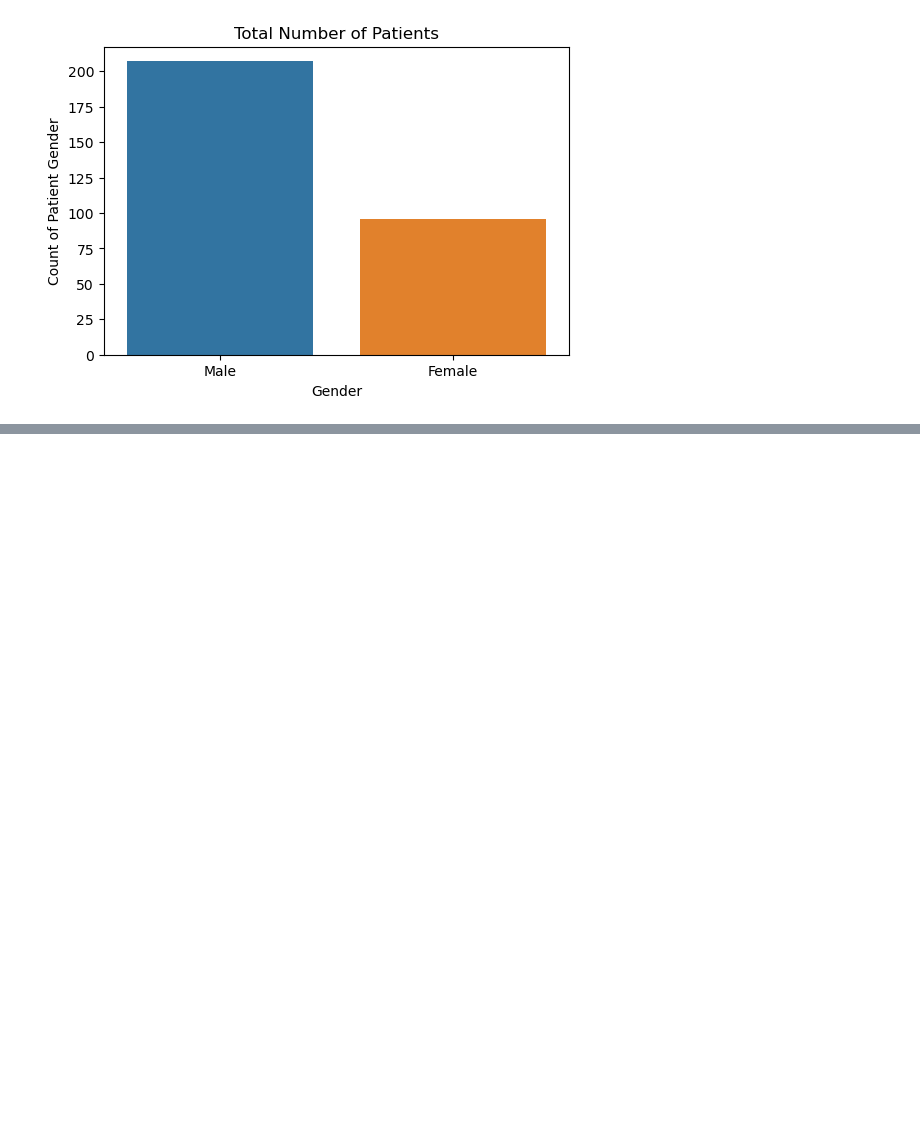
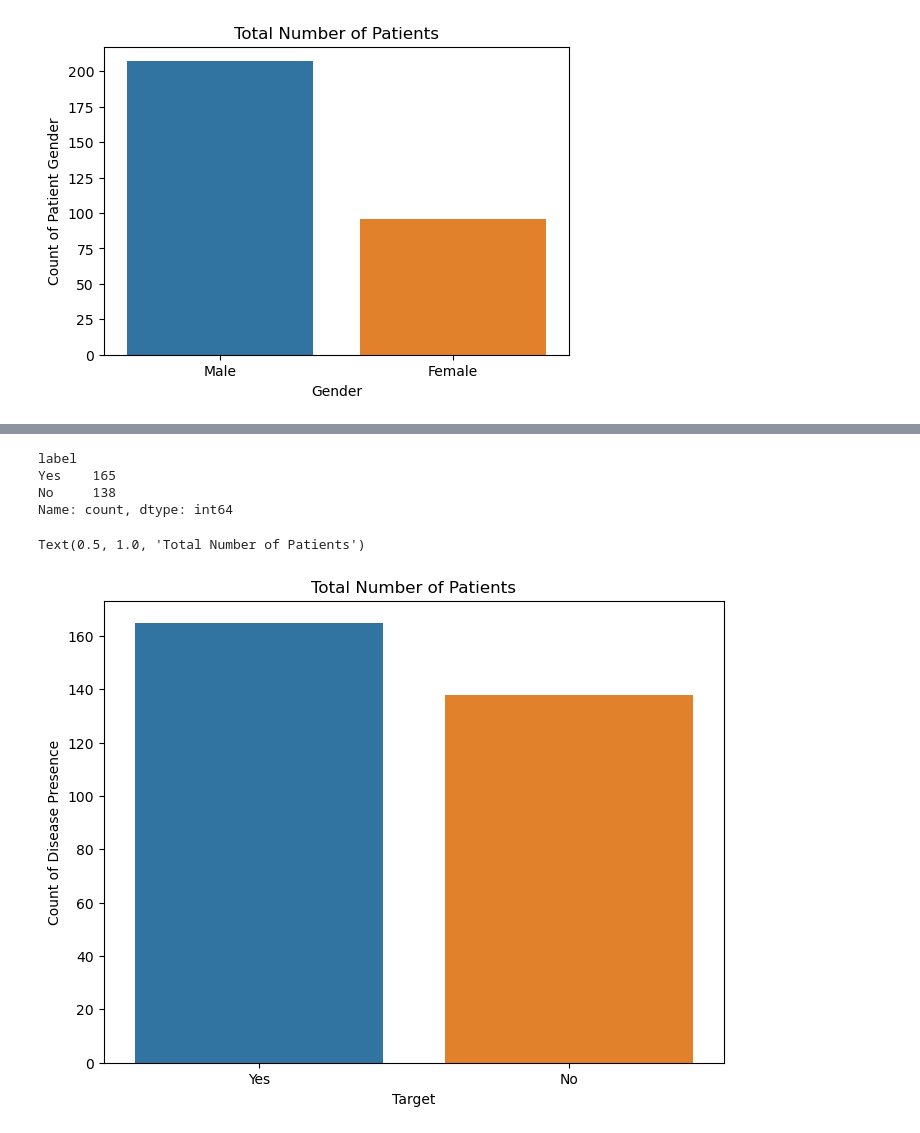
Before and after one commit to chemutai254/ML_Projects, a Jupyter notebook: Heart_Disease/Peterside_Hospital_Heart_Disease.ipynb, the cells around one changed output, grey strips where cells are left out. Drawn from its saved outputs; the diff is of its cells as text; code cells hidden in the pictures; blank space fills up the shorter version.

```diff
--- a/Heart_Disease/Peterside_Hospital_Heart_Disease.ipynb
+++ b/Heart_Disease/Peterside_Hospital_Heart_Disease.ipynb
@@ -210,0 +233,25 @@ Text(0.5, 1.0, 'Total Number of Patients')
+# %%
+# Data Visualization - Target (Have disease or not - 1- Yes, 0 - No)
+def label(tg):
+    if tg == 1:
+        return "Yes"
+    else:
+        return "No"
+df['label'] = df['target'].apply(label)
+
+# Total Patient in Each Category
+print(df['label'].value_counts())
+
+# Investigating the target variable
+plt.figure(figsize=(8,6))
+sns.countplot(x='label', data=df)
+plt.xlabel('Target')
+plt.ylabel('Count of Disease Presence')
+plt.title('Total Number of Patients')
+# %% [output]
+label
+Yes    165
+No     138
+Name: count, dtype: int64
+Text(0.5, 1.0, 'Total Number of Patients')
+[figure, added]
```
Also changed, not shown: parts of 34 cells of this notebook.
